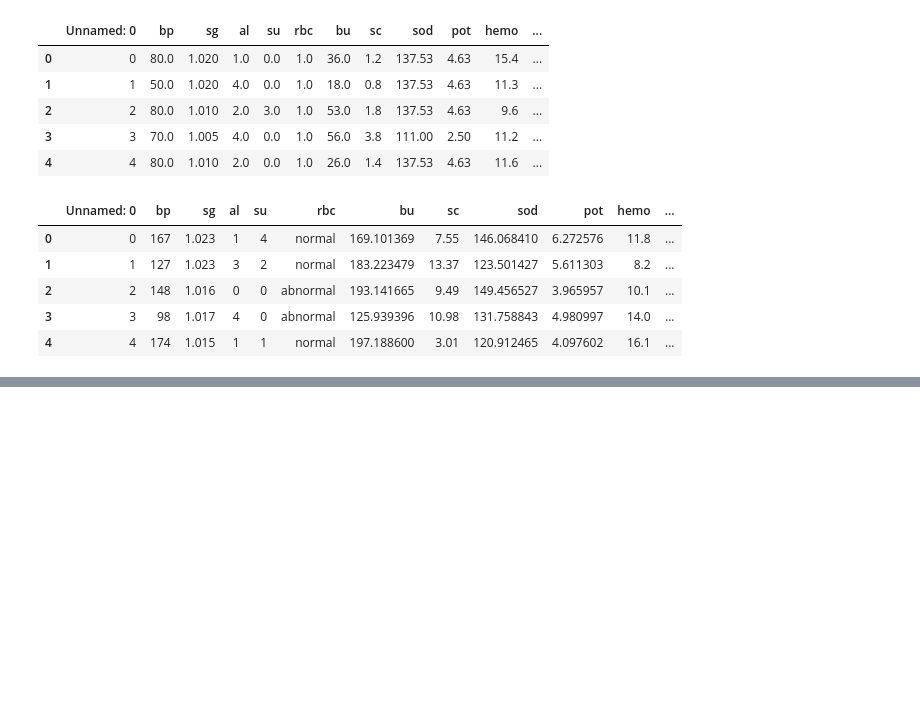
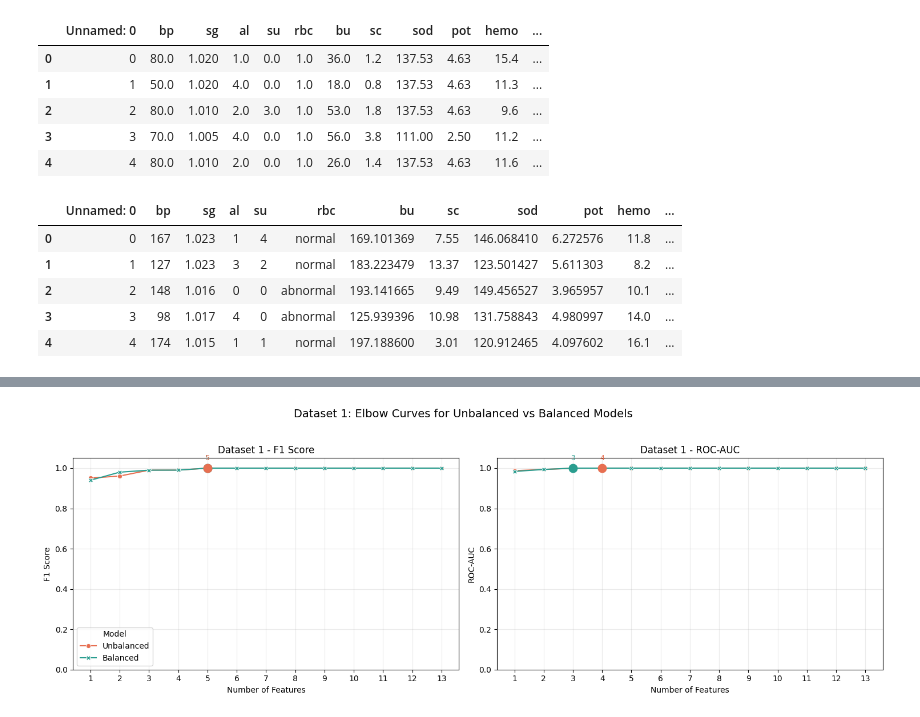
Before and after one commit to Group-16-Project/IntelSysProject, a Jupyter notebook: src/reduced_feature_analysis.ipynb, the cells around one changed output, grey strips where cells are left out. Cells and saved outputs as stored; diff of their text form; code cells hidden in the pictures; blank space fills up the shorter version.

Commit message:
Added elbow plots for feature importance

```diff
--- a/src/reduced_feature_analysis.ipynb
+++ b/src/reduced_feature_analysis.ipynb
@@ -65,7 +69,7 @@ df3.head(5)
 | 4 | 4 | 174 | 1.015 | 1 | 1 | normal | 197.188600 | 3.01 | 120.912465 | 4.097602 | 16.1 | ... |
 # %%
 # Function to train and evaluate a model on a given subset of features
-def evaluate_feature_subset(df, selected_features, random_state=42):
+def evaluate_feature_subset_balanced(df, selected_features, random_state=42):
 
     X = df[selected_features]
     y = df["target"]
@@ -261,0 +289,9 @@ results_df2
+# %%
+# Dataset 2 - Compare unbalanced and balanced models across gradually increasing feature sets
+
+dataset2_feature_sets = [f1, f2, f3, f4, f5, f6, f7, f8, f9, f10, f11, f12, f13]
+
+results_df2_unbalanced, results_df2 = build_feature_progression_tables(df2, dataset2_feature_sets)
+
+display(results_df2_unbalanced)
+display(results_df2)
@@ -332,0 +345,9 @@ See https://pandas.pydata.org/docs/user_guide/migration-3-strings.html#string-mi
+# %%
+# Dataset 3 - Compare unbalanced and balanced models across gradually increasing feature sets
+
+dataset3_feature_sets = [f1, f2, f3, f4, f5, f6, f7, f8, f9, f10, f11, f12, f13]
+
+results_df3_unbalanced, results_df3 = build_feature_progression_tables(df3, dataset3_feature_sets)
+
+display(results_df3_unbalanced)
+display(results_df3)
@@ -376,0 +395,70 @@ plot_top_bottom_metrics(results_df3, "Dataset 3")
+# %%
+def plot_elbow_curves(unbalanced_df, balanced_df, dataset_name):
+    plot_df = pd.DataFrame({
+        "n_features": unbalanced_df["n_features"],
+        "unbalanced_f1": unbalanced_df["f1"],
+        "balanced_f1": balanced_df["f1"],
+        "unbalanced_roc_auc": unbalanced_df["roc_auc"],
+        "balanced_roc_auc": balanced_df["roc_auc"],
+    })
+
+    fig, axes = plt.subplots(1, 2, figsize=(15, 5), sharex=True)
+    metrics = ["f1", "roc_auc"]
+    metric_titles = {"f1": "F1 Score", "roc_auc": "ROC-AUC"}
+    palette = {"Unbalanced": "#E76F51", "Balanced": "#2A9D8F"}
+
+    for ax, metric in zip(axes, metrics):
+        metric_df = plot_df[["n_features", f"unbalanced_{metric}", f"balanced_{metric}"]].melt(
+            id_vars="n_features",
+            var_name="model",
+            value_name="score",
+        )
+        metric_df["model"] = metric_df["model"].map({
+            f"unbalanced_{metric}": "Unbalanced",
+            f"balanced_{metric}": "Balanced",
+        })
+
+        sns.lineplot(
+            data=metric_df,
+            x="n_features",
+            y="score",
+            hue="model",
+            style="model",
+            markers=True,
+            dashes=False,
+            palette=palette,
+            ax=ax,
+        )
+
+        best_points = metric_df.loc[metric_df.groupby("model")["score"].idxmax()]
+        for _, row in best_points.iterrows():
+            ax.scatter(row["n_features"], row["score"], s=110, color=palette[row["model"]], zorder=5)
+            ax.annotate(
+                f"{int(row['n_features'])}",
+                (row["n_features"], row["score"]),
+                textcoords="offset points",
+                xytext=(0, 10),
+                ha="center",
+                fontsize=9,
+                color=palette[row["model"]],
+            )
+
+        ax.set_title(f"{dataset_name} - {metric_titles[metric]}")
+        ax.set_xlabel("Number of Features")
+        ax.set_ylabel(metric_titles[metric])
+        ax.set_xticks(range(1, len(plot_df) + 1))
+        ax.set_ylim(0, 1.05)
+        ax.grid(True, alpha=0.25)
+
+    axes[0].legend(title="Model")
+    axes[1].legend_.remove()
+    fig.suptitle(f"{dataset_name}: Elbow Curves for Unbalanced vs Balanced Models", y=1.03, fontsize=14)
+    plt.tight_layout()
+    plt.show()
+
+
+plot_elbow_curves(results_df_unbalanced, results_df, "Dataset 1")
+plot_elbow_curves(results_df2_unbalanced, results_df2, "Dataset 2")
+plot_elbow_curves(results_df3_unbalanced, results_df3, "Dataset 3")
+# %% [output]
+[figure, added]
```
Also changed, not shown: parts of 18 cells of this notebook.
